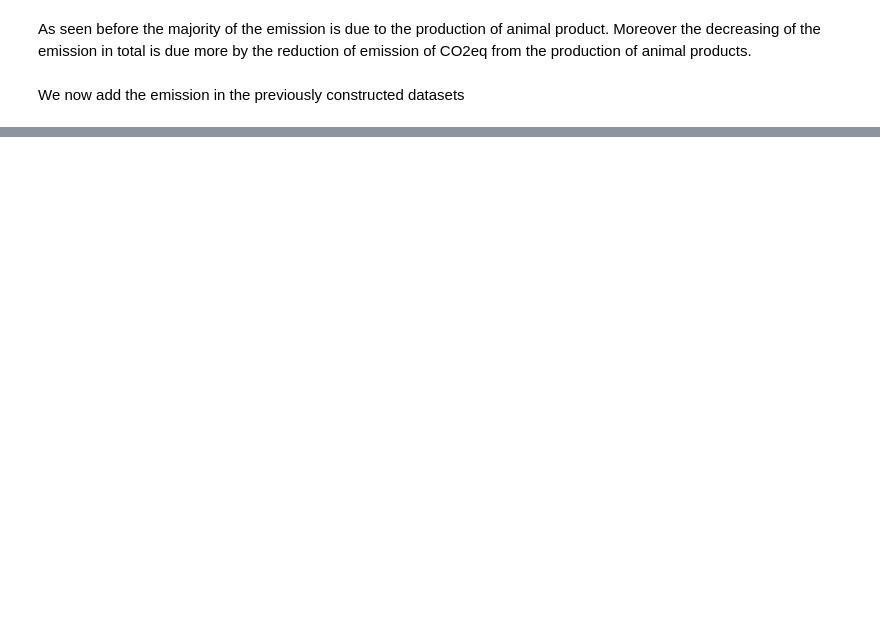
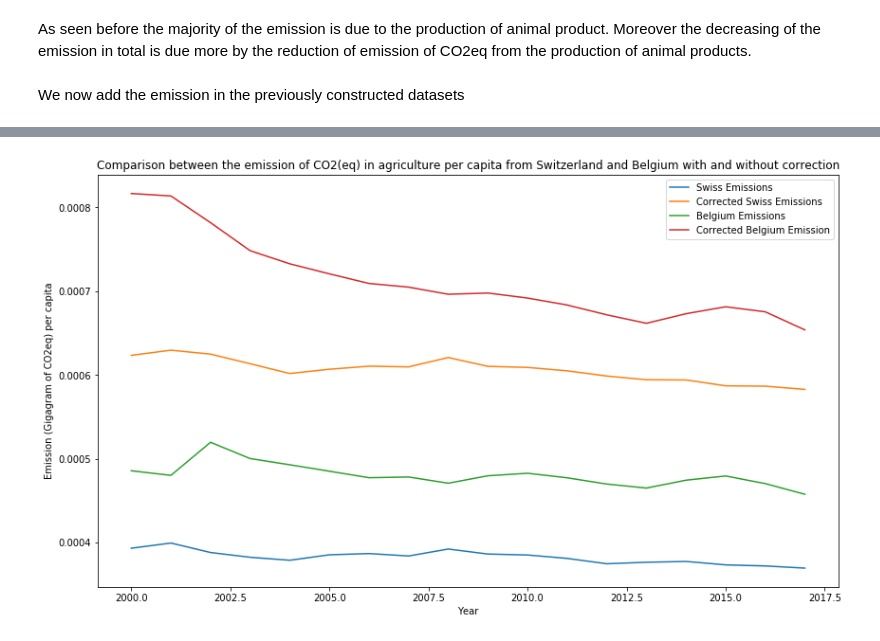
Before and after one commit to Lambo97/ADAProject, a Jupyter notebook: src/Milestone2.ipynb, the cells around one changed output, grey strips where cells are left out. Saved outputs shown, nothing was run; the diff lists cells and outputs as text; code cells hidden in the pictures; blank space fills up the shorter version.

Commit message:
Add Correction

```diff
--- a/src/Milestone2.ipynb
+++ b/src/Milestone2.ipynb
@@ -671,0 +761,46 @@ swiss_vegetable_trade.to_csv(GENERATED_DATA_PATH+'swiss_vegetable_trade.csv')
+# %%
+belgium_animal_trade = pd.read_csv(GENERATED_DATA_PATH+'belgium_animal_trade.csv', index_col=[0,1])
+belgium_vegetable_trade = pd.read_csv(GENERATED_DATA_PATH+'belgium_vegetable_trade.csv', index_col=[0,1])
+swiss_animal_trade = pd.read_csv(GENERATED_DATA_PATH+'swiss_animal_trade.csv', index_col=[0,1])
+swiss_vegetable_trade = pd.read_csv(GENERATED_DATA_PATH+'swiss_vegetable_trade.csv', index_col=[0,1])
+# %%
+def create_emissions_correction(trade, production, country):
+    trade = pd.merge(trade, production, left_index=True, right_index=True).sort_index()
+    local_production = production.loc[country]
+    local_production = local_production.rename(columns={'Production' : 'Local Production'})
+    trade = pd.merge(trade, local_production, left_index=True, right_index=True)
+    trade['% of production'] = trade['Import Quantity'] / trade['Production']
+    trade['% of local production'] = trade['Export Quantity'] / trade['Local Production']
+    trade['Emission to add'] = trade['Emission'] * trade['% of production']
+    trade['Emission to remove'] = trade['Local Emission'] * trade['% of local production']
+    trade['Correction'] = trade['Emission to add'] - trade['Emission to remove']
+    correction = trade.groupby(level=1).sum()['Correction']
+    return correction
+# %%
+def correct_emissions(emissions, trade, production, country, product='Animal'):
+    col_correction = product+' Correction'
+    emissions[col_correction] = create_emissions_correction(trade, production, country)
+    return emissions[product] + emissions[col_correction]
+# %%
+belgium_emission_corrected = pd.DataFrame()
+belgium_emission_corrected['Animal'] = correct_emissions(belgium_emission, belgium_animal_trade, production_animal, 'Belgium')
+belgium_emission_corrected['Vegetal'] = correct_emissions(belgium_emission, belgium_vegetable_trade, production_vegetal, 'Belgium')
+belgium_emission_corrected['Sum'] = belgium_emission_corrected['Animal'] + belgium_emission_corrected['Vegetal']
+
+swiss_emission_corrected = pd.DataFrame()
+swiss_emission_corrected['Animal'] = correct_emissions(swiss_emission, swiss_animal_trade, production_animal, 'Switzerland')
+swiss_emission_corrected['Vegetal'] = correct_emissions(swiss_emission, swiss_vegetable_trade, production_vegetal, 'Switzerland')
+swiss_emission_corrected['Sum'] = swiss_emission_corrected['Animal'] + swiss_emission_corrected['Vegetal']
+# %%
+plt.figure(figsize=(14,8))
+plt.plot(swiss_emission.index, swiss_emission.Sum/people_swiss, label='Swiss Emissions')
+plt.plot(swiss_emission.index, swiss_emission_corrected.Sum/people_swiss, label='Corrected Swiss Emissions')
+plt.plot(belgium_emission.index, belgium_emission.Sum/people_belgium, label='Belgium Emissions')
+plt.plot(belgium_emission.index, belgium_emission_corrected.Sum/people_belgium, label='Corrected Belgium Emission')
+plt.title("Comparison between the emission of CO2(eq) in agriculture per capita from Switzerland and Belgium with and without correction")
+plt.ylabel("Emission (Gigagram of CO2eq) per capita")
+plt.xlabel("Year")
+plt.legend()
+plt.show()
+# %% [output]
+[figure, added]
```
Also changed, not shown: parts of 17 cells of this notebook.
